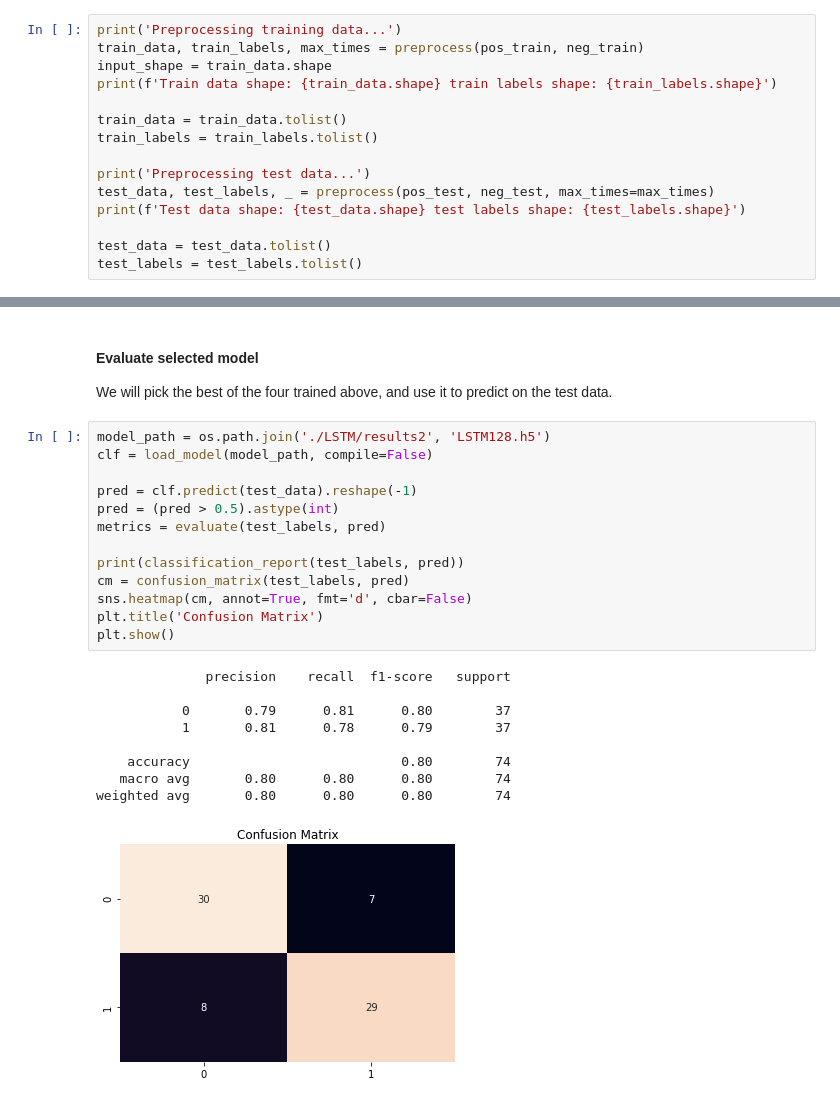
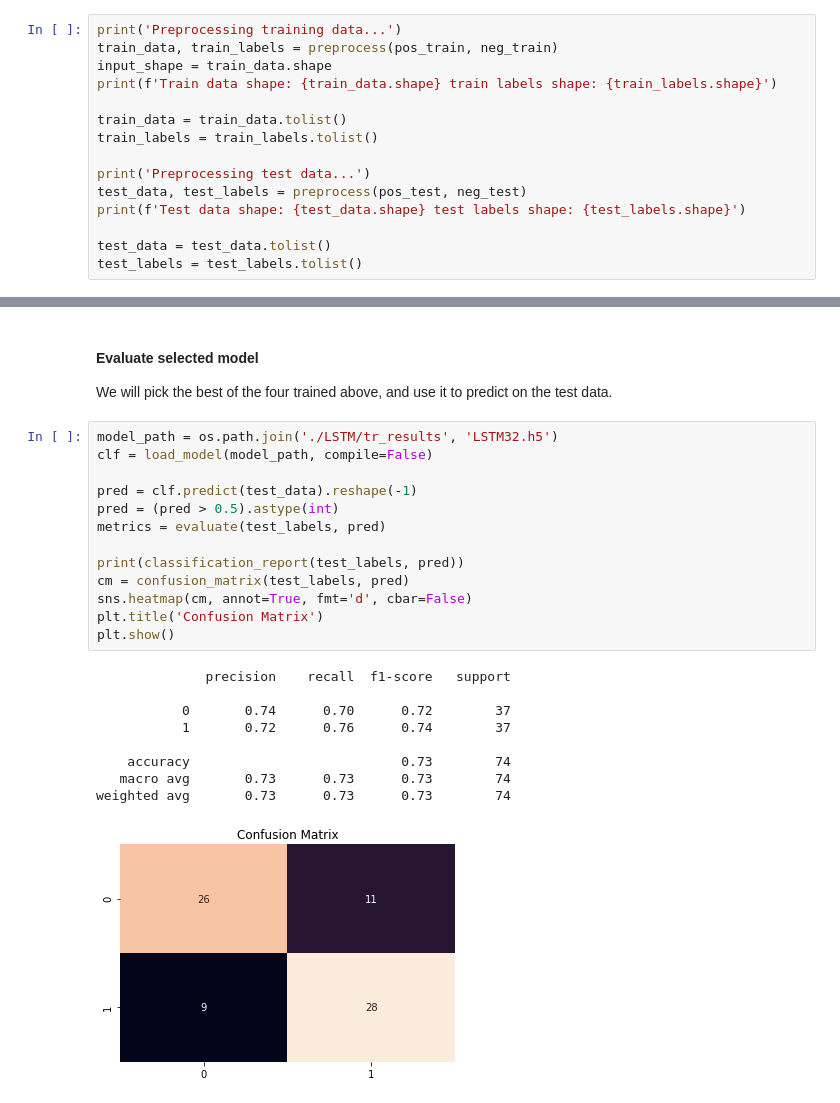
Before and after one commit to karencfisher/AI-Academy-ML-capstone, a Jupyter notebook: Project/time_reconstructed_LSTM.ipynb, the cells around one changed output, grey strips where cells are left out. Cells and saved outputs as stored; diff of their text form.

Commit message:
refactor preprocess and add experiment

```diff
--- a/Project/time_reconstructed_LSTM.ipynb
+++ b/Project/time_reconstructed_LSTM.ipynb
@@ -31,7 +31,7 @@ neg_test = pd.read_csv(neg_test_path)
 Reconstructs data into regularly intervaled time sequences (10 minut intervals)
 # %%
 print('Preprocessing training data...')
-train_data, train_labels, max_times = preprocess(pos_train, neg_train)
+train_data, train_labels = preprocess(pos_train, neg_train)
 input_shape = train_data.shape
 print(f'Train data shape: {train_data.shape} train labels shape: {train_labels.shape}')
 
@@ -39,7 +39,7 @@ train_data = train_data.tolist()
 train_labels = train_labels.tolist()
 
 print('Preprocessing test data...')
-test_data, test_labels, _ = preprocess(pos_test, neg_test, max_times=max_times)
+test_data, test_labels = preprocess(pos_test, neg_test)
 print(f'Test data shape: {test_data.shape} test labels shape: {test_labels.shape}')
 
 test_data = test_data.tolist()
@@ -124,25 +124,25 @@ Total time: 04:01:17.71
 
 We will pick the best of the four trained above, and use it to predict on the test data.
 # %%
-model_path = os.path.join('./LSTM/results2', 'LSTM128.h5')
+model_path = os.path.join('./LSTM/tr_results', 'LSTM32.h5')
 clf = load_model(model_path, compile=False)
 
 pred = clf.predict(test_data).reshape(-1)
 pred = (pred > 0.5).astype(int)
 metrics = evaluate(test_labels, pred)
 
 print(classification_report(test_labels, pred))
 cm = confusion_matrix(test_labels, pred)
 sns.heatmap(cm, annot=True, fmt='d', cbar=False)
 plt.title('Confusion Matrix')
 plt.show()
 # %% [output]
               precision    recall  f1-score   support
 
-           0       0.79      0.81      0.80        37
-           1       0.81      0.78      0.79        37
+           0       0.74      0.70      0.72        37
+           1       0.72      0.76      0.74        37
 
-    accuracy                           0.80        74
-   macro avg       0.80      0.80      0.80        74
-weighted avg       0.80      0.80      0.80        74
+    accuracy                           0.73        74
+   macro avg       0.73      0.73      0.73        74
+weighted avg       0.73      0.73      0.73        74
-[figure, old version]
+[figure, new version]
```
Also changed, not shown: parts of 3 cells of this notebook, 44 other files.
